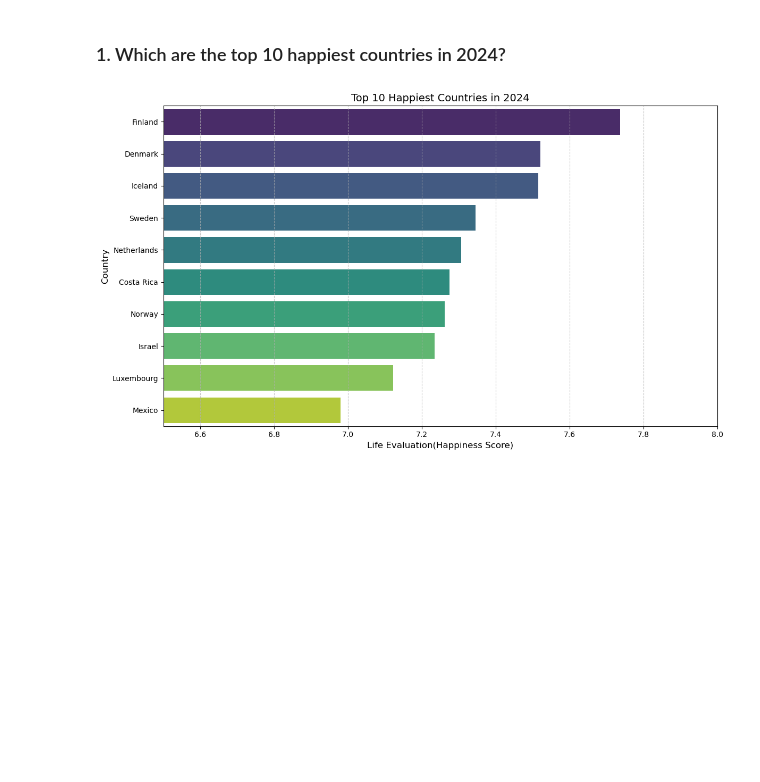
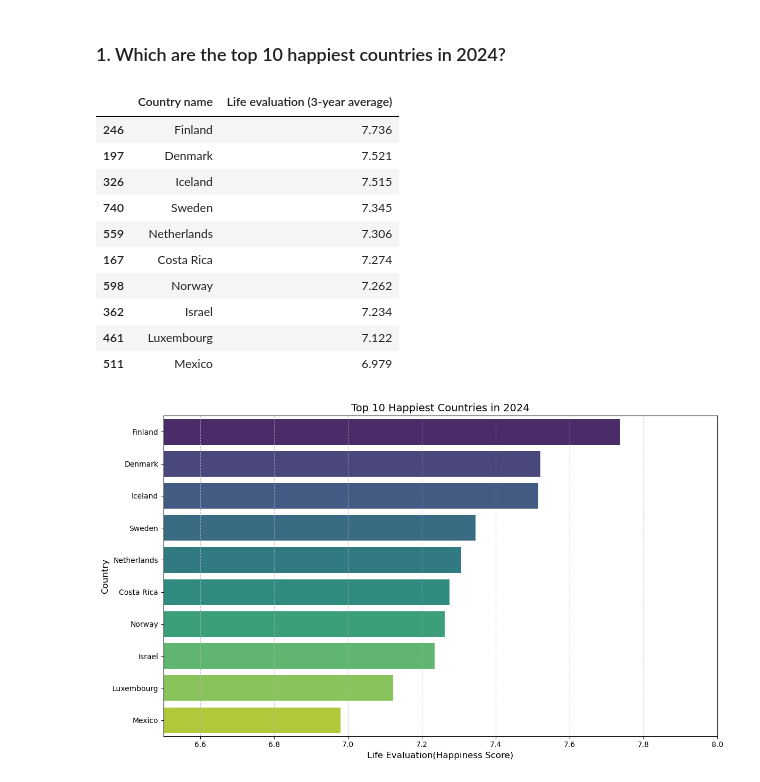
Before and after one commit to sagamohamedsaedaden-dotcom/World-Happiness-Report-2025, a Jupyter notebook: WHR2025.ipynb, the cells around one changed output. Cells and saved outputs as stored; diff of their text form; code cells hidden in the pictures; blank space fills up the shorter version.

```diff
--- a/WHR2025.ipynb
+++ b/WHR2025.ipynb
@@ -138,11 +139,25 @@ df_final['Population']=df_final['Population'].astype('int64')
 ### 1. Which are the top 10 happiest countries in 2024?
 # %%
 # Filter 2024 data
-df_2024 = df_final[df_final['Year'] == 2024]
+df_2024 = df_final[df_final['Year'] == 2024].copy()
 
 # Get top 10 happiest
 top_10_approx = df_2024.sort_values('Life evaluation (3-year average)',
                 ascending=False).head(10)[['Country name', 'Life evaluation (3-year average)']]
+
+top_10_approx
+# %% [output]
+|  | Country name | Life evaluation (3-year average) |
+| 246 | Finland | 7.736 |
+| 197 | Denmark | 7.521 |
+| 326 | Iceland | 7.515 |
+| 740 | Sweden | 7.345 |
+| 559 | Netherlands | 7.306 |
+| 167 | Costa Rica | 7.274 |
+| 598 | Norway | 7.262 |
+| 362 | Israel | 7.234 |
+| 461 | Luxembourg | 7.122 |
+| 511 | Mexico | 6.979 |
 # %%
 # plot
 plt.figure(figsize=(12, 7))
```
Also changed, not shown: parts of 17 cells of this notebook, 3 other files.
